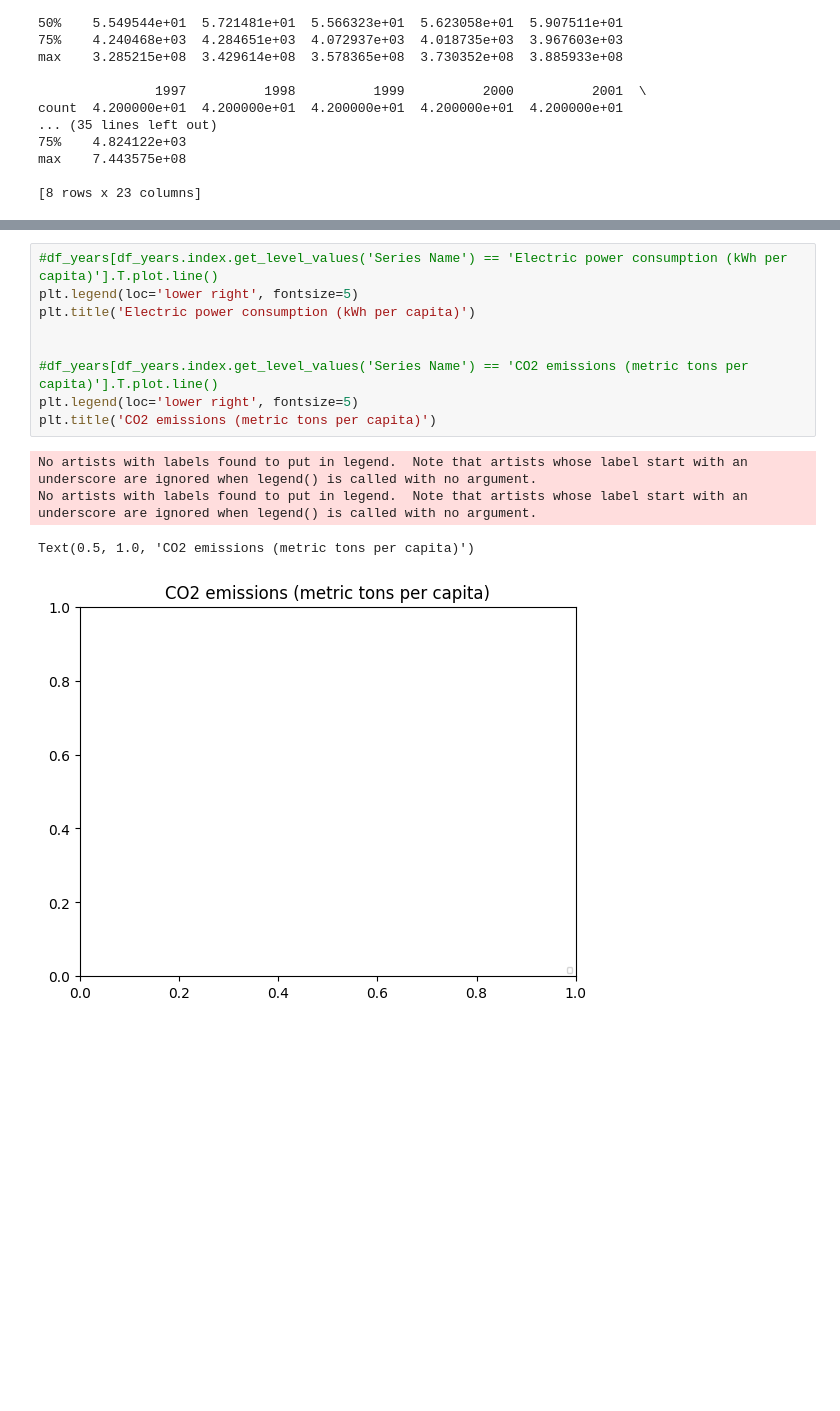
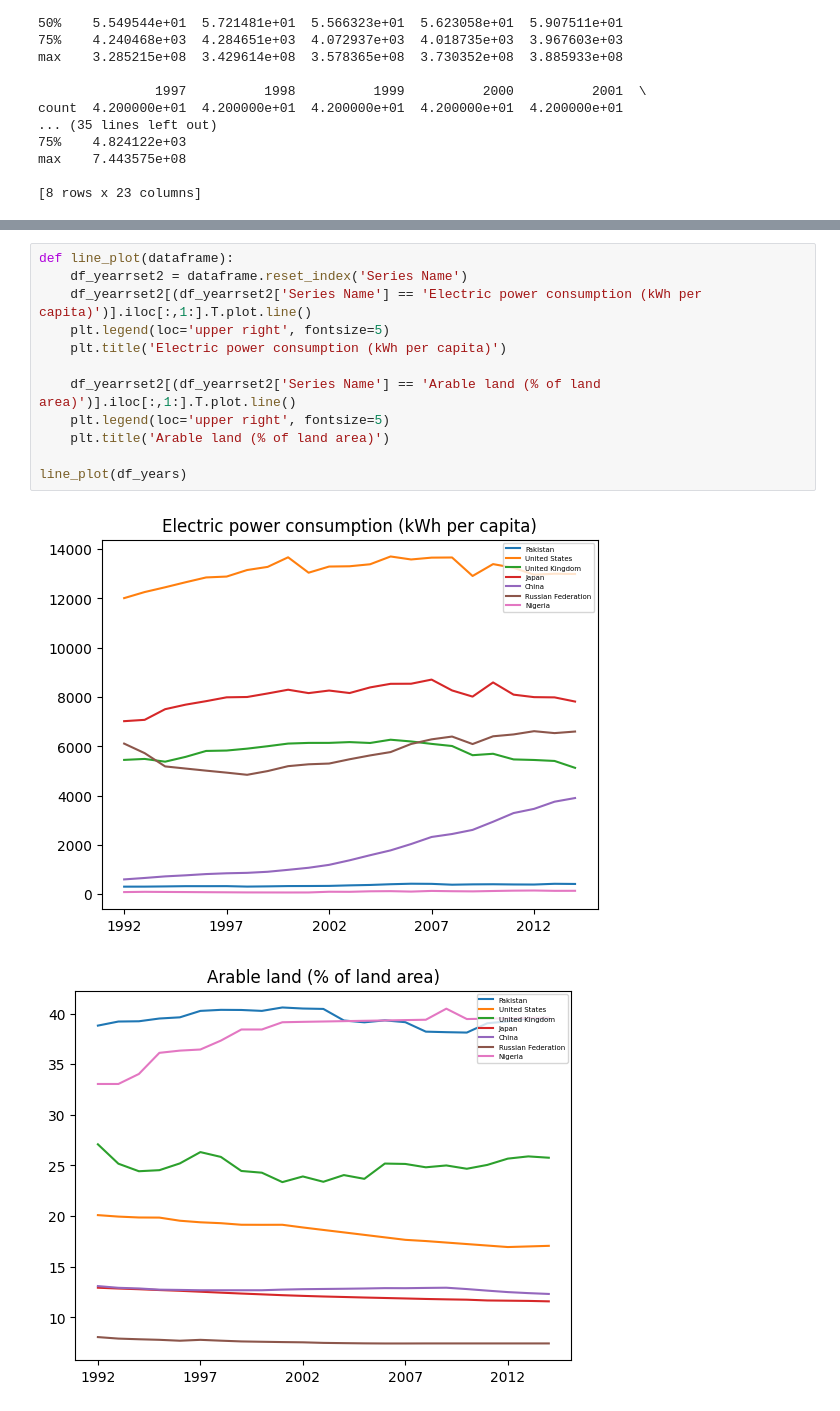
Before and after one commit to mansoorkashif1997/ADS1-assignment2, a Jupyter notebook: function.ipynb, the cells around one changed output, grey strips where cells are left out. Drawn from its saved outputs; the diff is of its cells as text; blank space fills up the shorter version.

```diff
--- a/function.ipynb
+++ b/function.ipynb
@@ -110,14 +117,15 @@ Text(0.5, 1.0, 'China')
 # %%
-#df_years[df_years.index.get_level_values('Series Name') == 'Electric power consumption (kWh per capita)'].T.plot.line()
-plt.legend(loc='lower right', fontsize=5)
-plt.title('Electric power consumption (kWh per capita)')
+def line_plot(dataframe):
+    df_yearrset2 = dataframe.reset_index('Series Name')
+    df_yearrset2[(df_yearrset2['Series Name'] == 'Electric power consumption (kWh per capita)')].iloc[:,1:].T.plot.line()
+    plt.legend(loc='upper right', fontsize=5)
+    plt.title('Electric power consumption (kWh per capita)')
 
+    df_yearrset2[(df_yearrset2['Series Name'] == 'Arable land (% of land area)')].iloc[:,1:].T.plot.line()
+    plt.legend(loc='upper right', fontsize=5)
+    plt.title('Arable land (% of land area)')
 
-#df_years[df_years.index.get_level_values('Series Name') == 'CO2 emissions (metric tons per capita)'].T.plot.line()
-plt.legend(loc='lower right', fontsize=5)
-plt.title('CO2 emissions (metric tons per capita)')
+line_plot(df_years)
 # %% [output]
-No artists with labels found to put in legend.  Note that artists whose label start with an underscore are ignored when legend() is called with no argument.
-No artists with labels found to put in legend.  Note that artists whose label start with an underscore are ignored when legend() is called with no argument.
-Text(0.5, 1.0, 'CO2 emissions (metric tons per capita)')
-[figure, old version]
+[figure, new version]
+[figure, added]
```
Also changed, not shown: parts of 4 cells of this notebook.
